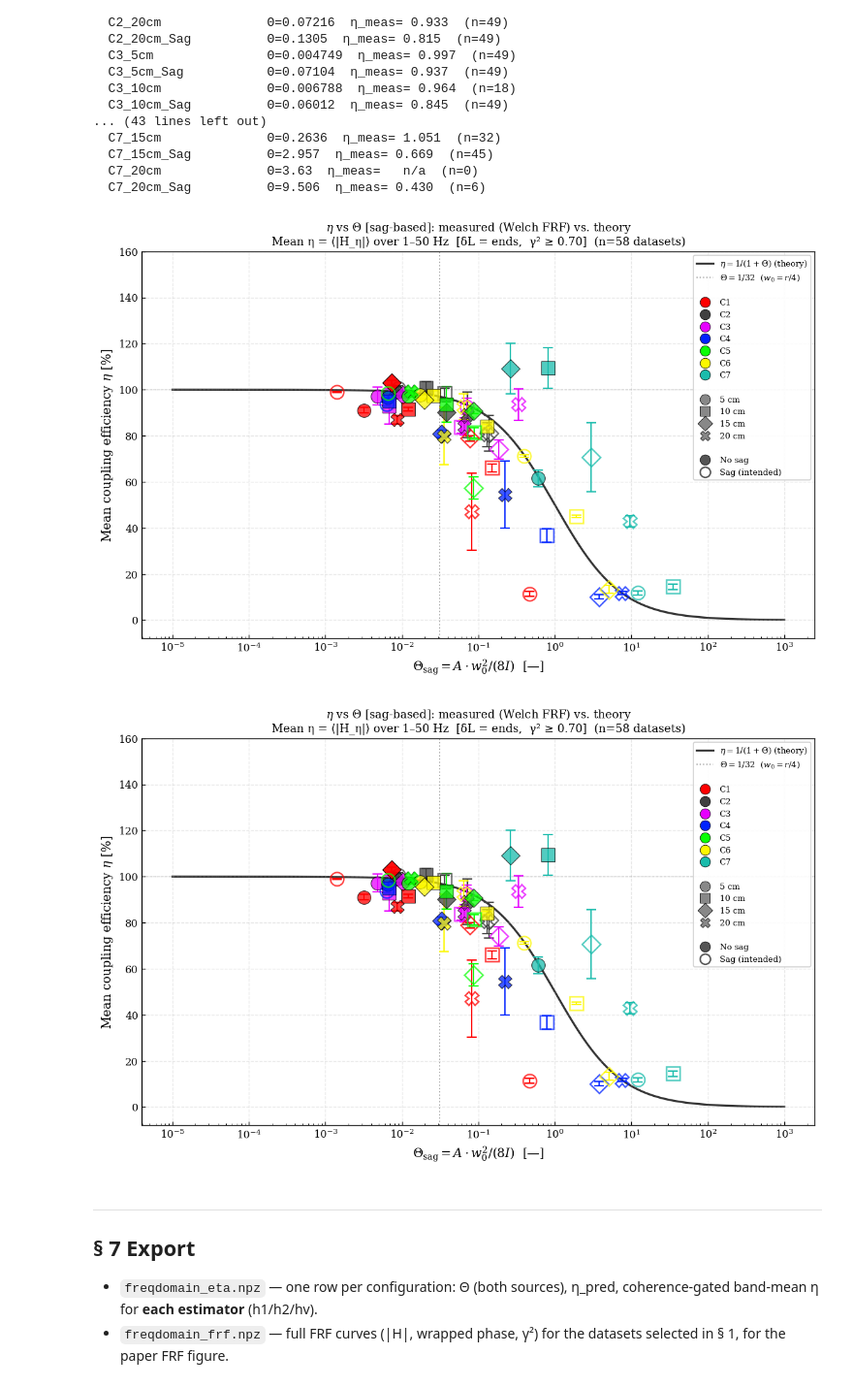
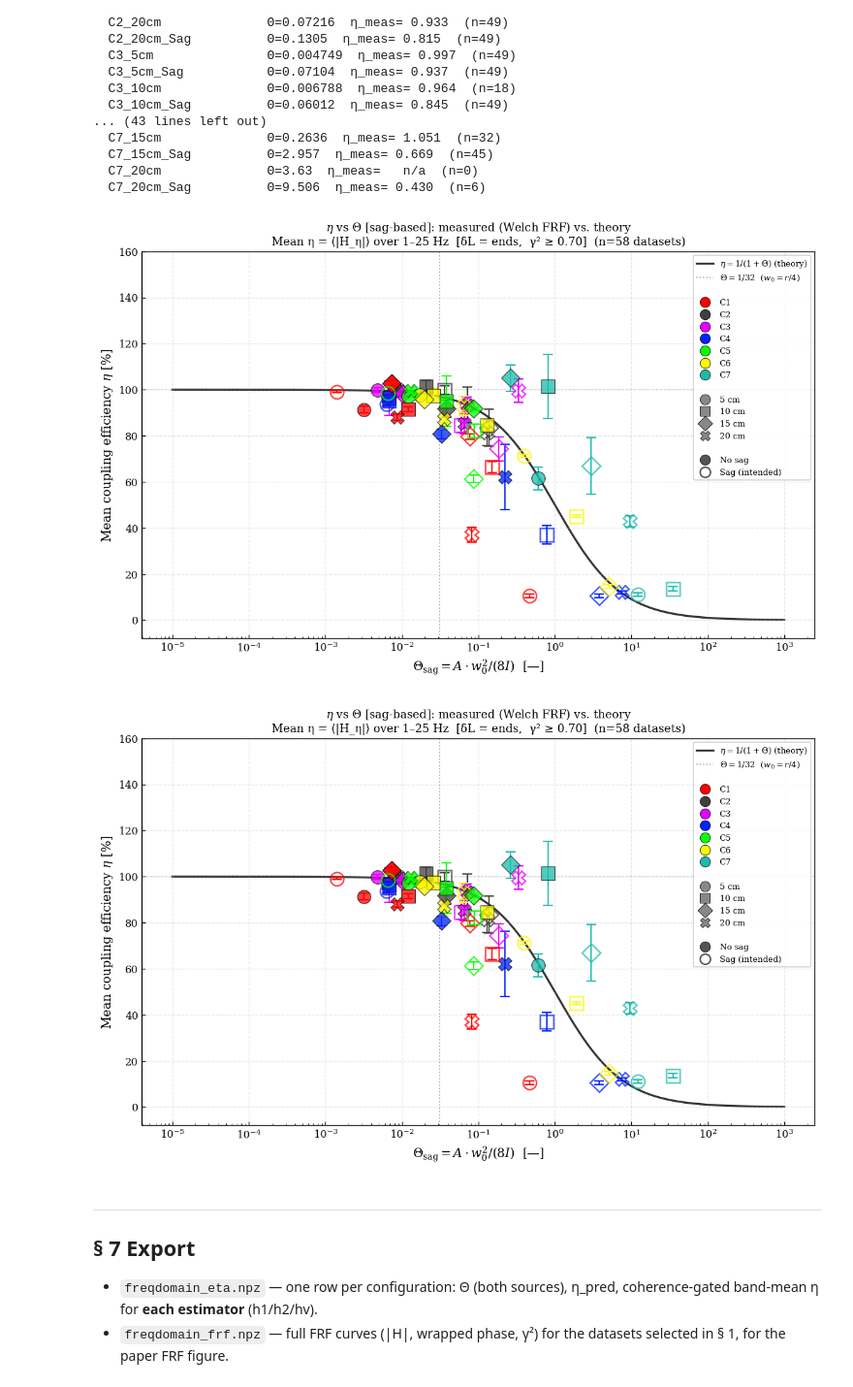
Before and after one commit to olav-cor/ldv-cable-coupling, a Jupyter notebook: Analysis_v2/03_FrequencyDomain_Coupling.ipynb, the cells around one changed output. Shown at 97% size. Cells and saved outputs as stored; diff of their text form; code cells hidden in the pictures.

```diff
--- a/Analysis_v2/03_FrequencyDomain_Coupling.ipynb
+++ b/Analysis_v2/03_FrequencyDomain_Coupling.ipynb
@@ -220,15 +230,15 @@ for cfg in ETA_DATASETS:
   C7_20cm              Θ=3.63  η_meas=   n/a  (n=0)
   C7_20cm_Sag          Θ=9.506  η_meas= 0.430  (n=6)
 # %%
-ETA_FMIN, ETA_FMAX, ETA_COH = 1.0, 50.0, 0.7
+ETA_FMIN, ETA_FMAX, ETA_COH = 1.0, 25.0, 0.7
 plotting.plot_eta_vs_theta_fd(
     ETA_DATASETS, f_min=ETA_FMIN, f_max=ETA_FMAX, coh_thresh=ETA_COH,
     theta_source='sag', x_source=X_SOURCE, percent=True)
 
 # theta_source='material' uses Θ from ρ, E instead of the measured sag.;
 # %% [output]
-[figure, old version]
+[figure, new version]
-[figure, old version]
+[figure, new version]
 # %% [markdown]
 ---
 ## § 7  Export
```
Also changed, not shown: parts of 8 cells of this notebook, 11 other files.
